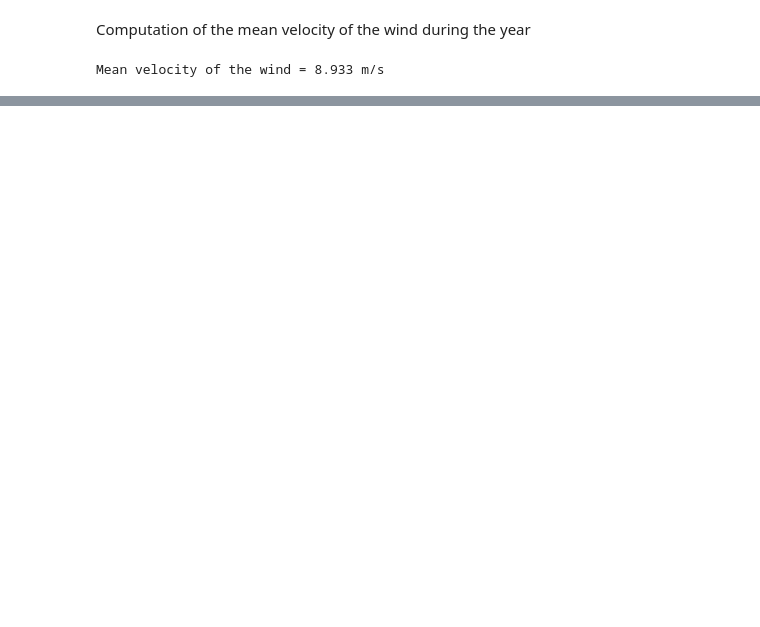
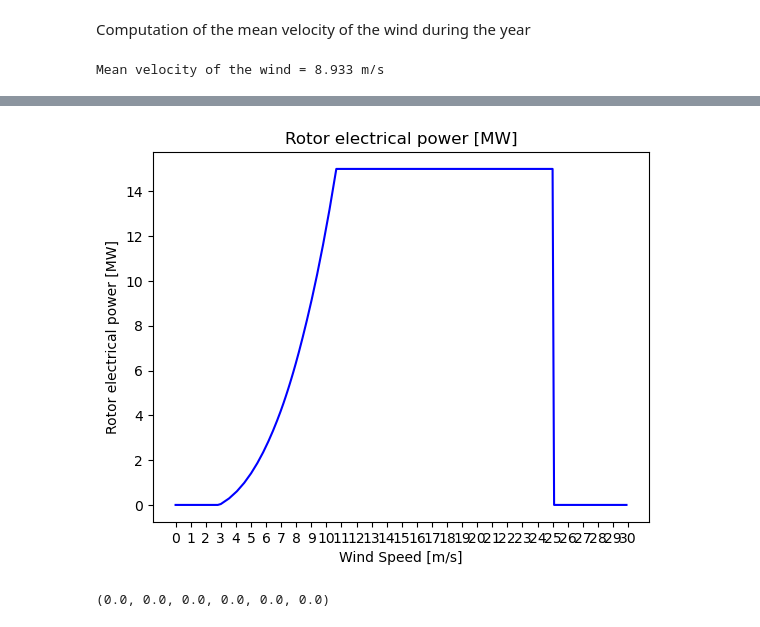
Before and after one commit to AmauryLaridon/LENVI2007---Wind-Turbine-Design, a Jupyter notebook: BEM/Project.ipynb, the cells around one changed output, grey strips where cells are left out. Saved outputs shown, nothing was run; the diff lists cells and outputs as text; code cells hidden in the pictures; blank space fills up the shorter version.

```diff
--- a/BEM/Project.ipynb
+++ b/BEM/Project.ipynb
@@ -529,0 +566,14 @@ Mean velocity of the wind = 8.933 m/s
+# %%
+plt.figure()
+plt.plot(wind_speed_range, df_perf["Rotor electrical power (W)"]/10**6, label='Weibull Distribution',color='blue')
+plt.xlabel('Wind Speed [m/s]')
+plt.ylabel('Rotor electrical power [MW]')
+plt.xticks(np.arange(0, 31, 1))
+plt.title('Rotor electrical power [MW]')
+plt.show()
+# %% [output]
+[figure, added]
+# %%
+df_perf["Rotor electrical power (W)"].values[-1]/10**6,*np.zeros(5)
+# %% [output]
+(0.0, 0.0, 0.0, 0.0, 0.0, 0.0)
```
Also changed, not shown: parts of 12 cells of this notebook.
